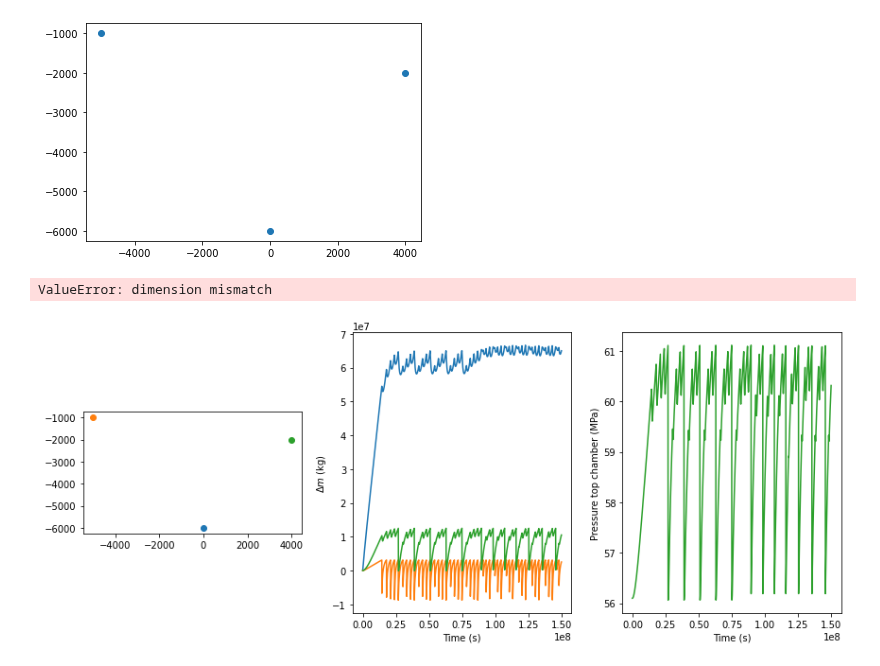
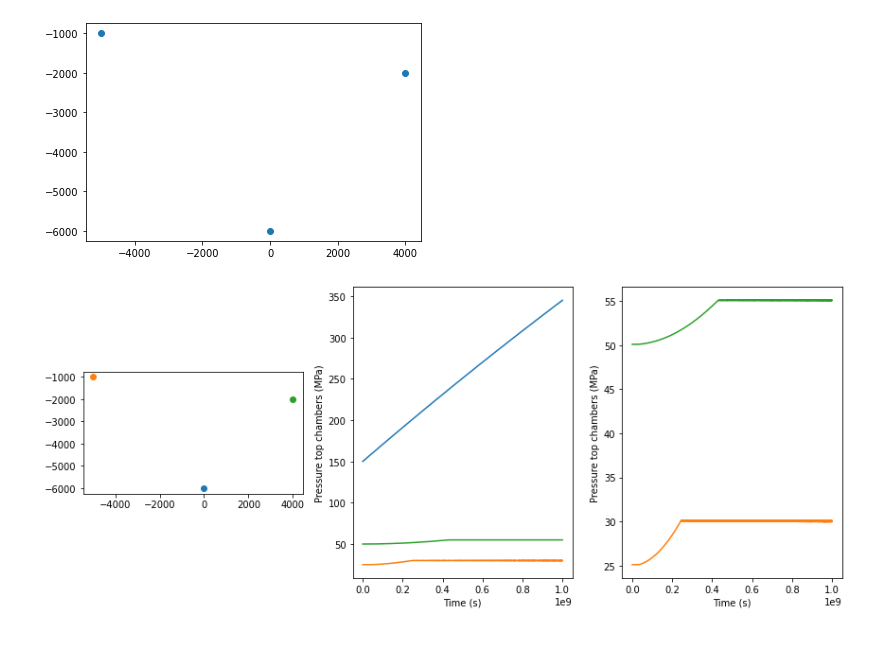
Before and after one commit to fredriclam/magma-network, a Jupyter notebook: fig_V_formation.ipynb, the cells around one changed output. Drawn from its saved outputs; the diff is of its cells as text; code cells hidden in the pictures.

Commit message:
Add two-eruptible scenario

```diff
--- a/fig_V_formation.ipynb
+++ b/fig_V_formation.ipynb
@@ -8,7 +8,7 @@ from cnetwork import MagmaChamber, GlobalSystemThreshold
 # Set reference density of melt
 rhoref = 2500
 # Set limits of characteristic size of chamber
-R_ref = 100
+R_ref = 1000
 # Uniformly randomly distribution volume
 V_ref = (4/3)*np.pi*R_ref**3
 
@@ -27,8 +27,9 @@ plt.scatter(x_nodes, z_nodes)
 [figure]
 # %%
 # Set up system with default properties
+props = cnetwork.default_props(t_d_default=50e9)
 global_sys = GlobalSystemThreshold(list_nodes,
-  **cnetwork.default_props(),
+  **props,
   **cnetwork.default_numerics(),
   dpdx_crit=1e3, dpdx_threshold_scale=1e2, max_edge_dist=np.inf)
 
@@ -40,8 +41,8 @@ f_erupt = global_sys.create_eruptible_layer(
 # Define multiple injections
 # mdot_inj1 = 0.3 # SET 1
 # mdot_inj2 = 0.6 # SET 1
-mdot_inj1 = 4.5e-10 * V_ref * rhoref
-mdot_inj2 = 6.0e-10 * V_ref * rhoref
+mdot_inj1 = 2e-10 * V_ref * rhoref
+# mdot_inj2 = 6.0e-10 * V_ref * rhoref
 
 def f_inj_multiple(t, q):
   ''' Constant mass rate injection at node indices 0 and 1. '''
@@ -50,38 +51,41 @@ def f_inj_multiple(t, q):
   # f_inj[global_sys.data_slice_global(1, "mass")] = mdot_inj2
   return f_inj
 # %%
-t_vec = np.linspace(0, 50e7, 10000)
+t_vec = np.linspace(0, 100e7, 200000)
 q_out, m_erupted_out = global_sys.simulation(global_sys.q0, t_vec, f_inj_multiple, f_erupt)
 m, p, u = global_sys.compute_m_p_u(q_out)
-# %%
-m_eruption_by_chamber = np.array([
-  f_erupt(t_vec[i], q_out[i,:])[global_sys.mass_indices]
-  for i, t in enumerate(t_vec)])
-f_at_t
-# %% [output]
-ValueError: dimension mismatch
 # %%
 plt.figure(figsize=(12,5))
 
 plt.subplot(1,3,1)
 color_cycle = plt.rcParams["axes.prop_cycle"].by_key()["color"]
 N_chambers = len(x_nodes)
 for i in range(N_chambers):
   plt.scatter(x_nodes[i], z_nodes[i], c=color_cycle[i])
 plt.gca().set_aspect('equal')
 
+# plt.subplot(1,3,2)
+# for i in range(3):
+#   plt.plot(t_vec[:plot_idx], m[:,i][:plot_idx] - m[:,i][0])
+# plt.xlabel("Time (s)")
+# plt.ylabel("$\Delta m$ (kg)")
+
+plot_idx = 200000
+
 plt.subplot(1,3,2)
-plot_idx = 3000
-plt.plot(t_vec[:plot_idx], m[:,0][:plot_idx] - m[:,0][0])
-plt.plot(t_vec[:plot_idx], m[:,1][:plot_idx] - m[:,1][0])
-plt.plot(t_vec[:plot_idx], m[:,2][:plot_idx] - m[:,2][0])
+# plt.subplot(1,3,3)
+for i in range(3):
+  plt.plot(t_vec[:plot_idx], p[:,i][:plot_idx] / 1e6, color=color_cycle[i])
 plt.xlabel("Time (s)")
-plt.ylabel("$\Delta m$ (kg)")
+plt.ylabel("Pressure top chambers (MPa)")
+plt.tight_layout()
 
+# plt.subplot(1,3,3)
 plt.subplot(1,3,3)
-plt.plot(t_vec[:plot_idx], p[:,2][:plot_idx] / 1e6, color=color_cycle[2])
+for i in range(1,3):
+  plt.plot(t_vec[:plot_idx], p[:,i][:plot_idx] / 1e6, color=color_cycle[i])
 plt.xlabel("Time (s)")
-plt.ylabel("Pressure top chamber (MPa)")
+plt.ylabel("Pressure top chambers (MPa)")
 plt.tight_layout()
 # %% [output]
-[figure, old version]
+[figure, new version]
```
Also changed, not shown: parts of 4 cells of this notebook, 1 other file.
